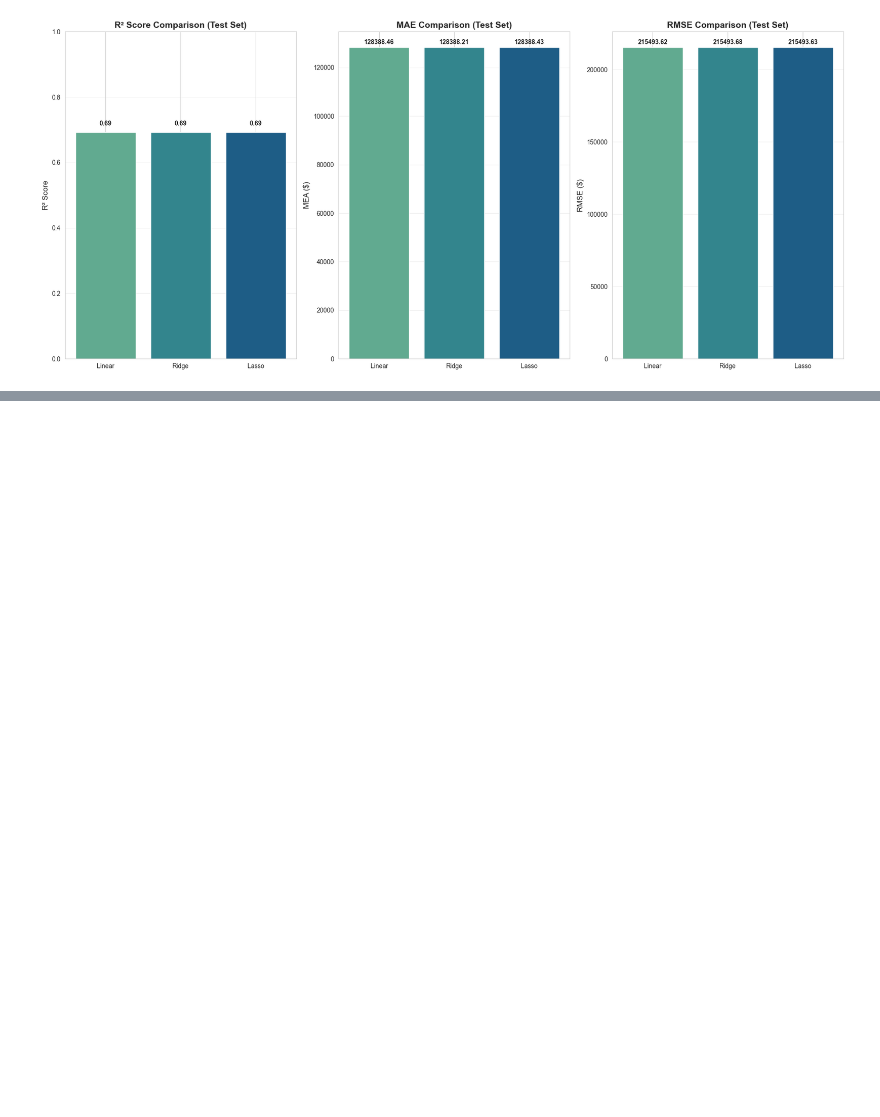
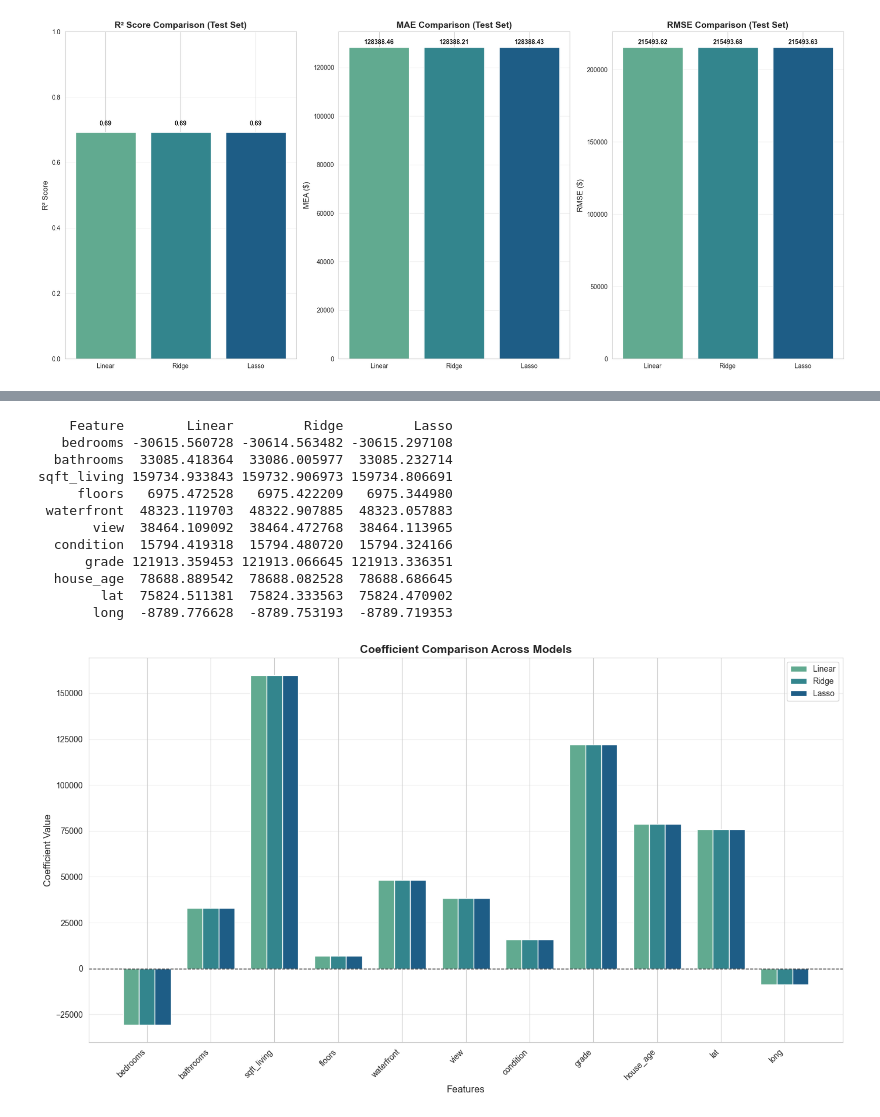
Before and after one commit to gnpthbalaji/house_price_ml_predictor, a Jupyter notebook: notebooks/03_model_eval.ipynb, the cells around one changed output, grey strips where cells are left out. Saved outputs shown, nothing was run; the diff lists cells and outputs as text; code cells hidden in the pictures; blank space fills up the shorter version.

```diff
--- a/notebooks/03_model_eval.ipynb
+++ b/notebooks/03_model_eval.ipynb
@@ -73,0 +216,47 @@ plt.show()
+# %%
+# Coefficient Comparison
+
+coef_comparison = pd.DataFrame({
+    'Feature': features,
+    'Linear': lr_model.coef_,
+    'Ridge': ridge_model.coef_,
+    'Lasso': lasso_model.coef_
+})
+
+print("\n" + coef_comparison.to_string(index=False))
+
+# Visualize side-by-side
+fig, ax = plt.subplots(figsize=(14, 8))
+
+x = np.arange(len(features))
+width = 0.25
+
+ax.bar(x - width, coef_comparison['Linear'], width, label='Linear', color=palette[0])
+ax.bar(x, coef_comparison['Ridge'], width, label='Ridge', color=palette[1])
+ax.bar(x + width, coef_comparison['Lasso'], width, label='Lasso', color=palette[2])
+
+ax.set_xlabel('Features', fontsize=12)
+ax.set_ylabel('Coefficient Value', fontsize=12)
+ax.set_title('Coefficient Comparison Across Models', fontsize=14, fontweight='bold')
+ax.set_xticks(x)
+ax.set_xticklabels(features, rotation=45, ha='right')
+ax.legend()
+ax.axhline(y=0, color='black', linestyle='--', linewidth=1)
+ax.grid(True, alpha=0.3, axis='y')
+
+plt.tight_layout()
+plt.show()
+# %% [output]
+    Feature        Linear         Ridge         Lasso
+   bedrooms -30615.560728 -30614.563482 -30615.297108
+  bathrooms  33085.418364  33086.005977  33085.232714
+sqft_living 159734.933843 159732.906973 159734.806691
+     floors   6975.472528   6975.422209   6975.344980
+ waterfront  48323.119703  48322.907885  48323.057883
+       view  38464.109092  38464.472768  38464.113965
+  condition  15794.419318  15794.480720  15794.324166
+      grade 121913.359453 121913.066645 121913.336351
+  house_age  78688.889542  78688.082528  78688.686645
+        lat  75824.511381  75824.333563  75824.470902
+       long  -8789.776628  -8789.753193  -8789.719353
+[figure, added]
```
Also changed, not shown: parts of 4 cells of this notebook.
